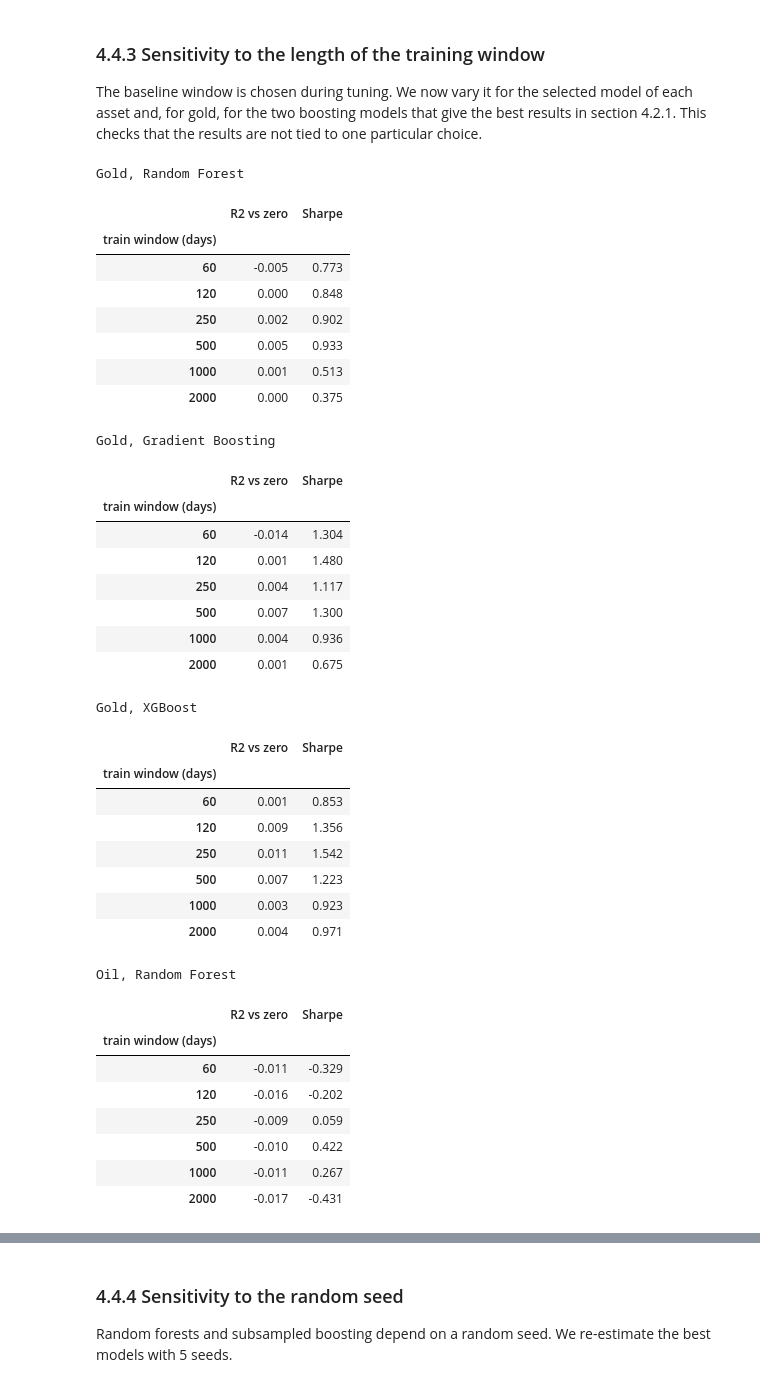
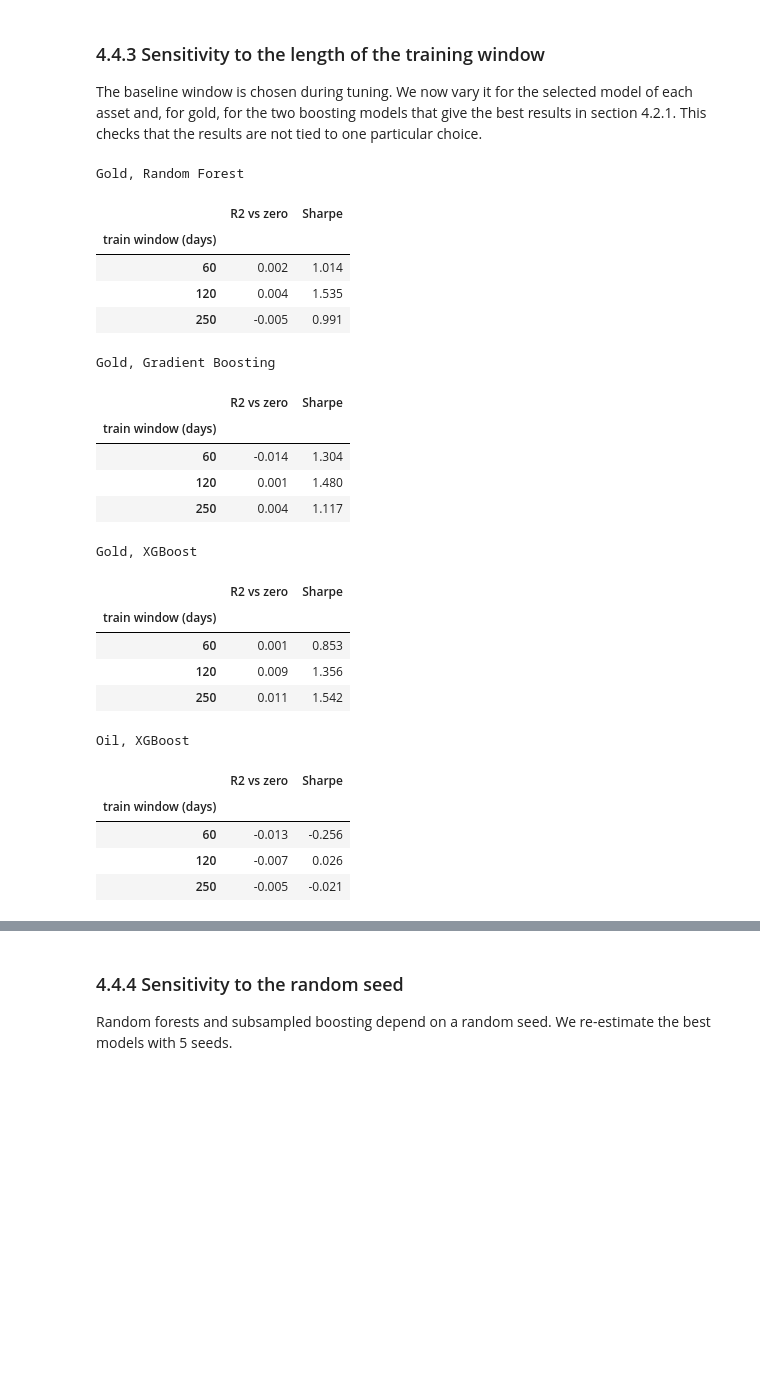
Before and after one commit to phounkpe2004/ML-for-Trading-ENSAE-3A, a Jupyter notebook: DJIEMON_YOUMBI_HOUNKPE_ML.ipynb, the cells around one changed output, grey strips where cells are left out. Saved outputs shown, nothing was run; the diff lists cells and outputs as text; code cells hidden in the pictures; blank space fills up the shorter version.

```diff
--- a/DJIEMON_YOUMBI_HOUNKPE_ML.ipynb
+++ b/DJIEMON_YOUMBI_HOUNKPE_ML.ipynb
@@ -461,7 +459,7 @@ COT_GROUPS = {
     "nonrept": ("nonrept_positions_long_all", "nonrept_positions_short_all"),
 }
 
-def load_cot(start_date: str = "2011-01-01") -> pd.DataFrame:
+def load_cot(start_date: str = "2011-01-01", end_date: str="2026-10-06") -> pd.DataFrame: # This function to fetch COT was written by Claude
 
     columns = [
         "cftc_contract_market_code",
@@ -474,7 +472,7 @@ def load_cot(start_date: str = "2011-01-01") -> pd.DataFrame:
         "$select": ",".join(columns),
         "$where": (
             "cftc_contract_market_code IN ('088691', '067651') "
-            f"AND report_date_as_yyyy_mm_dd >= '{start_date}'"
+            f"AND report_date_as_yyyy_mm_dd >= '{start_date}' AND report_date_as_yyyy_mm_dd <= '{end_date}'"
         ),
         "$order": "report_date_as_yyyy_mm_dd ASC",
         "$limit": 50000,
@@ -1822,57 +1822,45 @@ Oil
 
 The baseline window is chosen during tuning. We now vary it for the selected model of each asset and, for gold, for the two boosting models that give the best results in section 4.2.1. This checks that the results are not tied to one particular choice.
 # %%
-def window_sensitivity(features, target, ret, model, windows=(60, 120, 250, 500, 1000, 2000)):
+def window_sensitivity(features, target, ret, model, windows=(60, 120, 250)):
     rows = {}
     for w in windows:
         bt = run_backtest(features, target, ret, model, w)
         rows[w] = {"R2 vs zero": forecast_metrics(bt, target, ret)["R2 vs zero"], "Sharpe": sharpe_ratio(bt.pnl_)}
     return pd.DataFrame(rows).T.rename_axis("train window (days)").round(3)
 
 print("Gold,", best_name_gold)
 display(window_sensitivity(features_gold, target_gold, ret_gold, best_models_gold[best_name_gold]))
 print("Gold, Gradient Boosting")
 display(window_sensitivity(features_gold, target_gold, ret_gold, best_models_gold["Gradient Boosting"]))
 print("Gold, XGBoost")
 display(window_sensitivity(features_gold, target_gold, ret_gold, best_models_gold["XGBoost"]))
 print("Oil,", best_name_oil)
 display(window_sensitivity(features_oil, target_oil, ret_oil, best_models_oil[best_name_oil]))
 # %% [output]
 Gold, Random Forest
 |  | R2 vs zero | Sharpe |
 | train window (days) |  |  |
-| 60 | -0.005 | 0.773 |
-| 120 | 0.000 | 0.848 |
-| 250 | 0.002 | 0.902 |
-| 500 | 0.005 | 0.933 |
-| 1000 | 0.001 | 0.513 |
-| 2000 | 0.000 | 0.375 |
+| 60 | 0.002 | 1.014 |
+| 120 | 0.004 | 1.535 |
+| 250 | -0.005 | 0.991 |
 Gold, Gradient Boosting
 |  | R2 vs zero | Sharpe |
 | train window (days) |  |  |
 | 60 | -0.014 | 1.304 |
 | 120 | 0.001 | 1.480 |
 | 250 | 0.004 | 1.117 |
-| 500 | 0.007 | 1.300 |
-| 1000 | 0.004 | 0.936 |
-| 2000 | 0.001 | 0.675 |
 Gold, XGBoost
 |  | R2 vs zero | Sharpe |
 | train window (days) |  |  |
 | 60 | 0.001 | 0.853 |
 | 120 | 0.009 | 1.356 |
 | 250 | 0.011 | 1.542 |
-| 500 | 0.007 | 1.223 |
-| 1000 | 0.003 | 0.923 |
-| 2000 | 0.004 | 0.971 |
-Oil, Random Forest
+Oil, XGBoost
 |  | R2 vs zero | Sharpe |
 | train window (days) |  |  |
-| 60 | -0.011 | -0.329 |
-| 120 | -0.016 | -0.202 |
-| 250 | -0.009 | 0.059 |
-| 500 | -0.010 | 0.422 |
-| 1000 | -0.011 | 0.267 |
-| 2000 | -0.017 | -0.431 |
+| 60 | -0.013 | -0.256 |
+| 120 | -0.007 | 0.026 |
+| 250 | -0.005 | -0.021 |
 # %% [markdown]
 This table is very instructive for gold:
```
Also changed, not shown: parts of 22 cells of this notebook.
